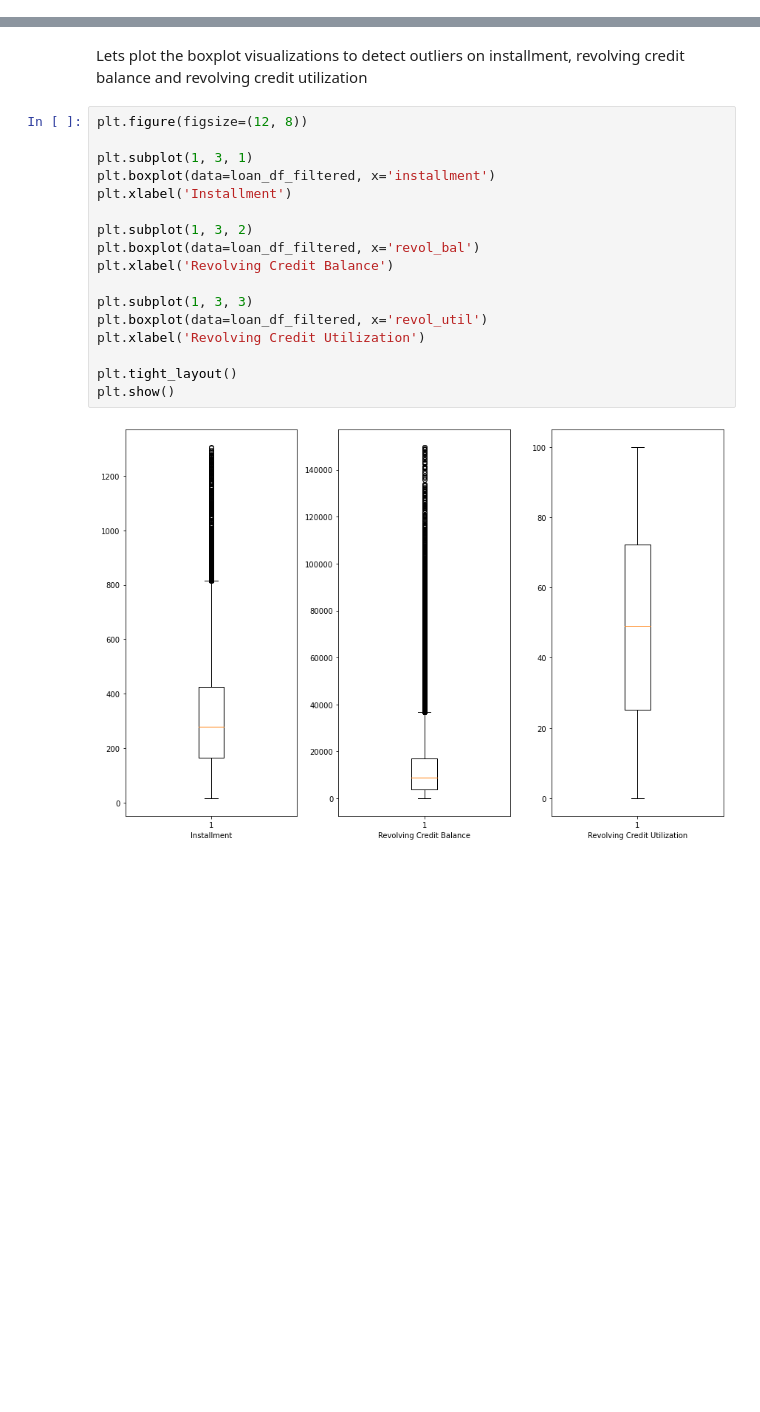
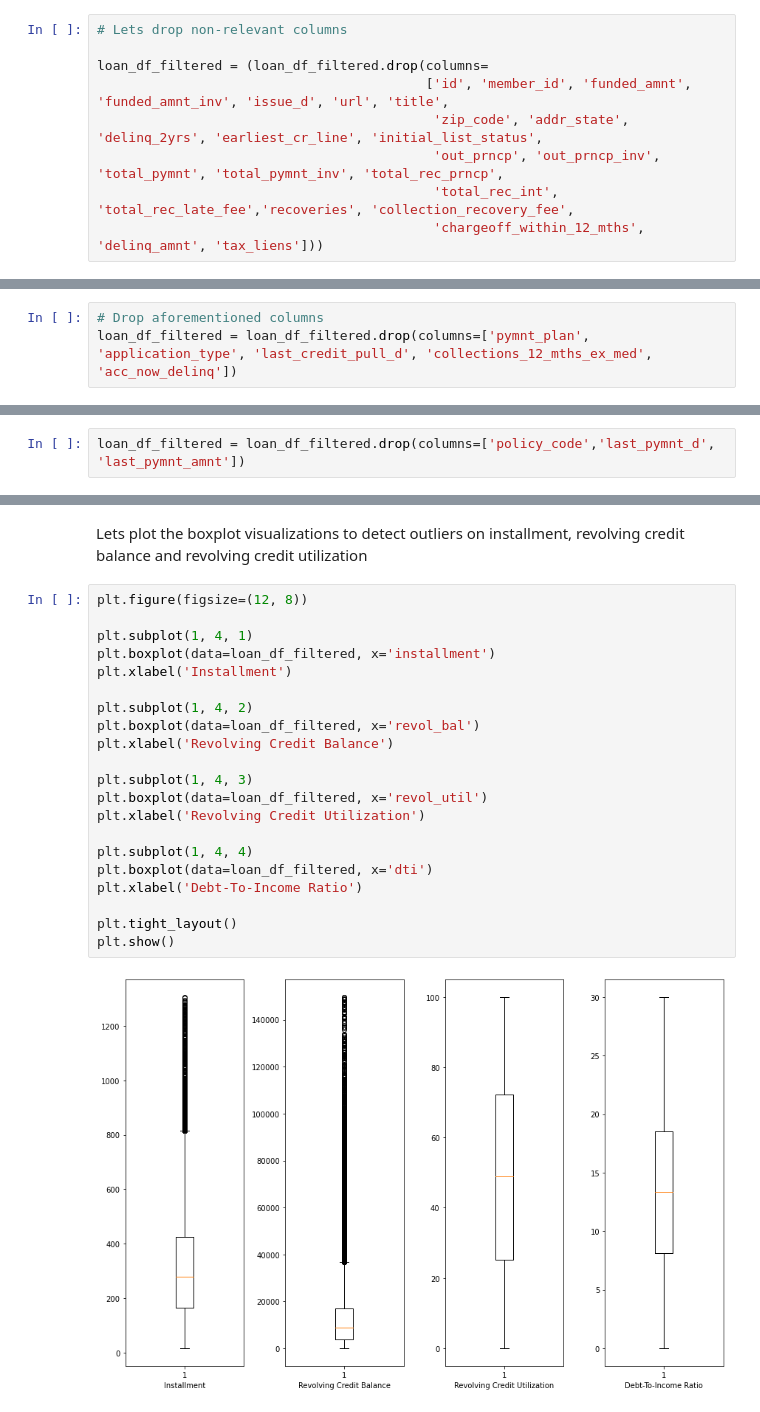
Before and after one commit to abym-droid/upgrad-lending-club-case-study, a Jupyter notebook: Abhishek_Mukherjee.ipynb, the cells around one changed output, grey strips where cells are left out. Cells and saved outputs as stored; diff of their text form; blank space fills up the shorter version.

```diff
--- a/Abhishek_Mukherjee.ipynb
+++ b/Abhishek_Mukherjee.ipynb
@@ -382,0 +477,9 @@ Now we will analyze some more columns to understand their importance
+# %%
+# Lets drop non-relevant columns
+
+loan_df_filtered = (loan_df_filtered.drop(columns=
+                                          ['id', 'member_id', 'funded_amnt', 'funded_amnt_inv', 'issue_d', 'url', 'title',
+                                           'zip_code', 'addr_state', 'delinq_2yrs', 'earliest_cr_line', 'initial_list_status',
+                                           'out_prncp', 'out_prncp_inv', 'total_pymnt', 'total_pymnt_inv', 'total_rec_prncp',
+                                           'total_rec_int', 'total_rec_late_fee','recoveries', 'collection_recovery_fee',
+                                           'chargeoff_within_12_mths', 'delinq_amnt', 'tax_liens']))
@@ -382,0 +599,3 @@ Now we will analyze some more columns to understand their importance
+# %%
+# Drop aforementioned columns
+loan_df_filtered = loan_df_filtered.drop(columns=['pymnt_plan', 'application_type', 'last_credit_pull_d', 'collections_12_mths_ex_med', 'acc_now_delinq'])
@@ -382,0 +626,2 @@ Now we will analyze some more columns to understand their importance
+# %%
+loan_df_filtered = loan_df_filtered.drop(columns=['policy_code','last_pymnt_d', 'last_pymnt_amnt'])
@@ -582,20 +911,24 @@ Lets plot the boxplot visualizations to detect outliers on installment, revolvin
 # %%
 plt.figure(figsize=(12, 8))
 
-plt.subplot(1, 3, 1)
+plt.subplot(1, 4, 1)
 plt.boxplot(data=loan_df_filtered, x='installment')
 plt.xlabel('Installment')
 
-plt.subplot(1, 3, 2)
+plt.subplot(1, 4, 2)
 plt.boxplot(data=loan_df_filtered, x='revol_bal')
 plt.xlabel('Revolving Credit Balance')
 
-plt.subplot(1, 3, 3)
+plt.subplot(1, 4, 3)
 plt.boxplot(data=loan_df_filtered, x='revol_util')
 plt.xlabel('Revolving Credit Utilization')
 
+plt.subplot(1, 4, 4)
+plt.boxplot(data=loan_df_filtered, x='dti')
+plt.xlabel('Debt-To-Income Ratio')
+
 plt.tight_layout()
 plt.show()
 # %% [output]
-[figure, old version]
+[figure, new version]
 # %%
```
Also changed, not shown: parts of 91 cells of this notebook.
